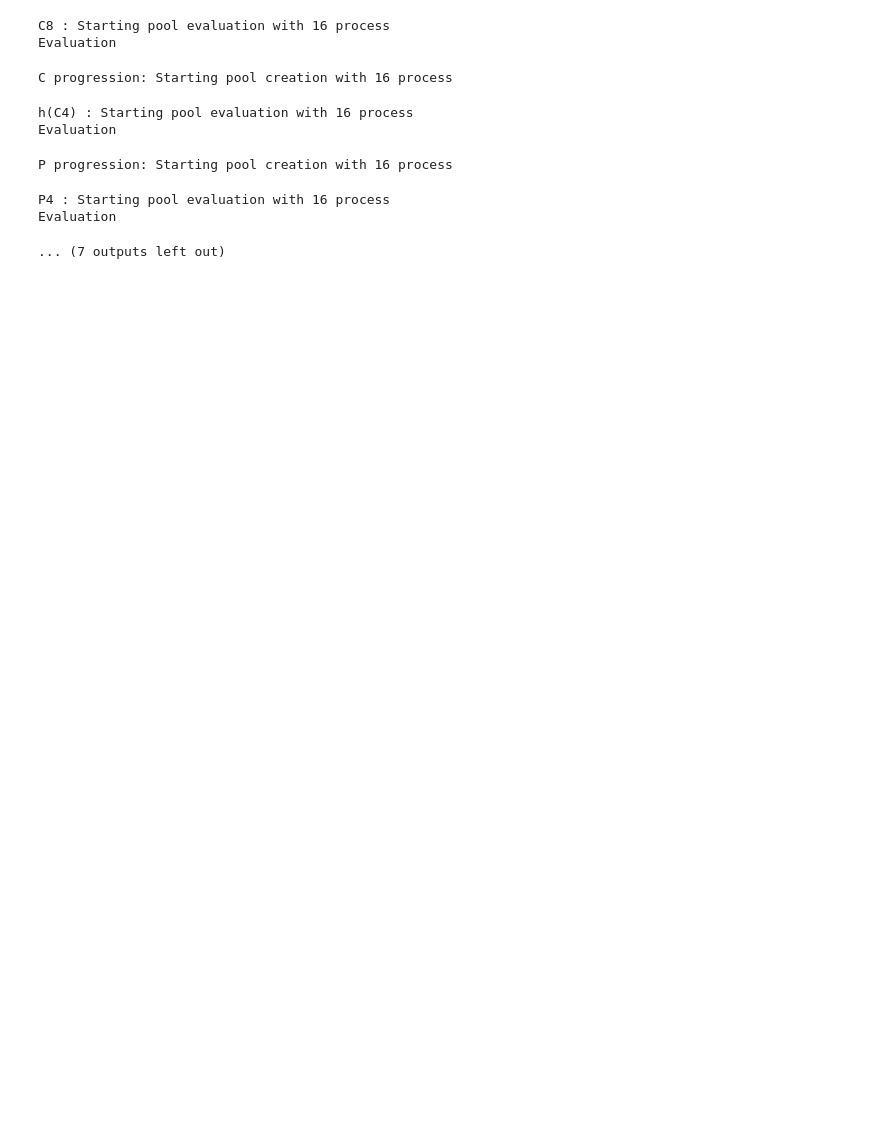
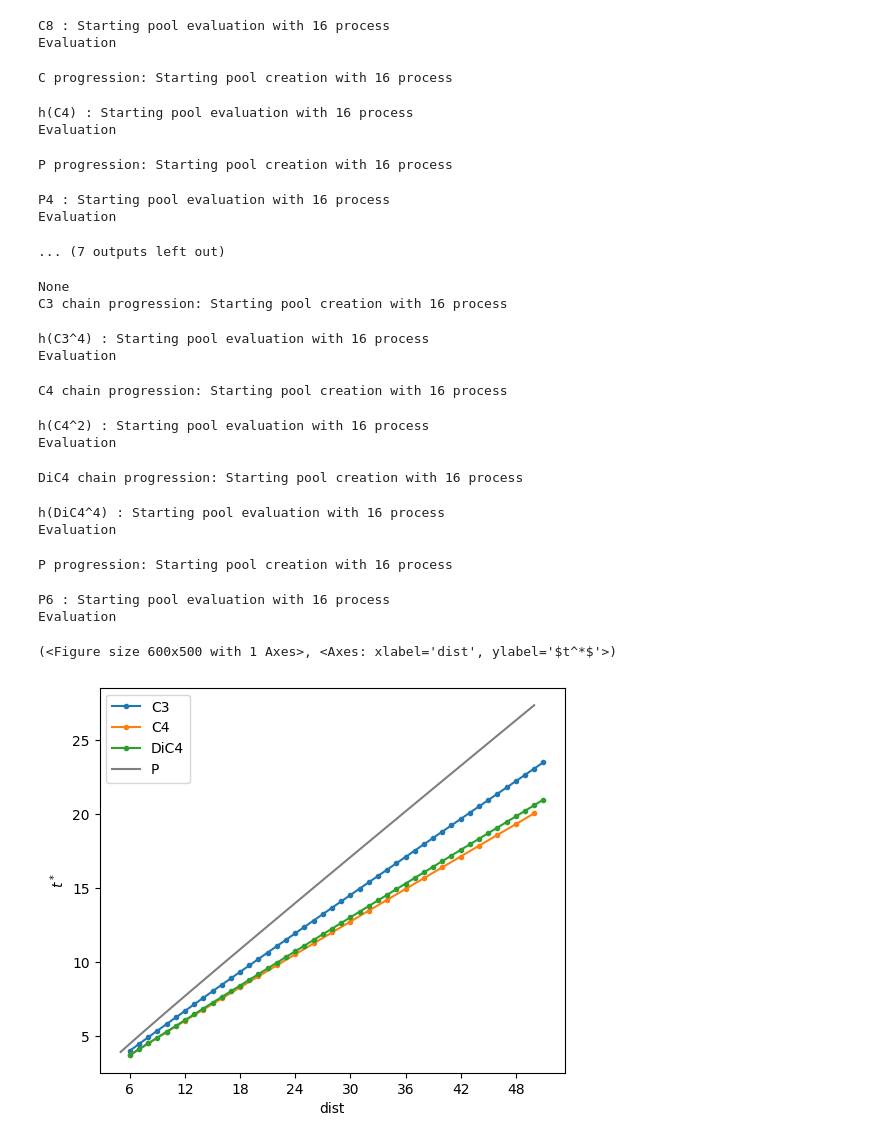
Before and after one commit to SwgAnno/achiral_qw, a Jupyter notebook: Python/examples/advanced.ipynb, the cells around one changed output. Cells and saved outputs as stored; diff of their text form; code cells hidden in the pictures; blank space fills up the shorter version.

```diff
--- a/Python/examples/advanced.ipynb
+++ b/Python/examples/advanced.ipynb
@@ -103,36 +103,52 @@ def plot_chain_progression_multi( bounds = (3,20), points = 50, target = "p", tp
     print(select)
 
     if fast:
         tp.opt_mode = "fix"
         tp.diag = True
 
 
     if fast:
-        tp.opt_mode("smart")
+        tp.opt_mode = "smart"
         tp.fix_phase(QWGraphBuilder.Ring(3))
     plot_chain_progression( QWGraphBuilder.Ring(3)    , bounds = bounds, select = select, target = target, ax = ax, tp = tp, label = "C3")
 
     if fast:
-        tp.opt_mode("smart")
+        tp.opt_mode = "smart"
         tp.fix_phase(QWGraphBuilder.Ring(4))
     plot_chain_progression( QWGraphBuilder.Ring(4)    , bounds = bounds, select = select, target = target, ax = ax, tp = tp, label = "C4")
 
     if fast:
-        tp.opt_mode("smart")
+        tp.opt_mode = "smart"
         tp.fix_phase(QWGraphBuilder.SquareCut())
     plot_chain_progression( QWGraphBuilder.SquareCut(), bounds = bounds, select = select, target = target, ax = ax, tp = tp, label = "DiC4")
 
     L_x, L_data = get_line_data( (bounds[0]+2, bounds[1]+2), target = target)
     ax.plot(L_x, L_data, label = "P", color = "black", alpha = .5)
 
     #log scale doesn't like integer ticks (as enforced by standard_progresion)
     ax.legend()
 
     return fig, ax
 
 
 
 plot_chain_progression_multi( bounds = (4,50), target = "t", fast = True)
+# %% [output]
+None
+C3 chain progression: Starting pool creation with 16 process
+h(C3^4) : Starting pool evaluation with 16 process
+Evaluation
+C4 chain progression: Starting pool creation with 16 process
+h(C4^2) : Starting pool evaluation with 16 process
+Evaluation
+DiC4 chain progression: Starting pool creation with 16 process
+h(DiC4^4) : Starting pool evaluation with 16 process
+Evaluation
+P progression: Starting pool creation with 16 process
+P6 : Starting pool evaluation with 16 process
+Evaluation
+(<Figure size 600x500 with 1 Axes>, <Axes: xlabel='dist', ylabel='$t^*$'>)
+[figure, added]
 # %%
 #highlight the polinomial scaling of the transport performance by plotting it on log log axes
 
```
Also changed, not shown: parts of 7 cells of this notebook, 7 other files.
